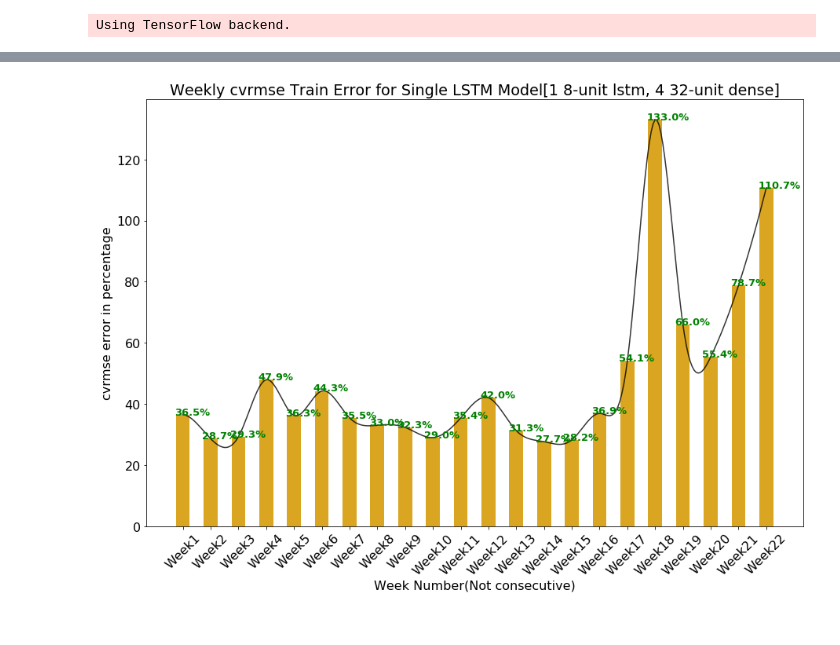
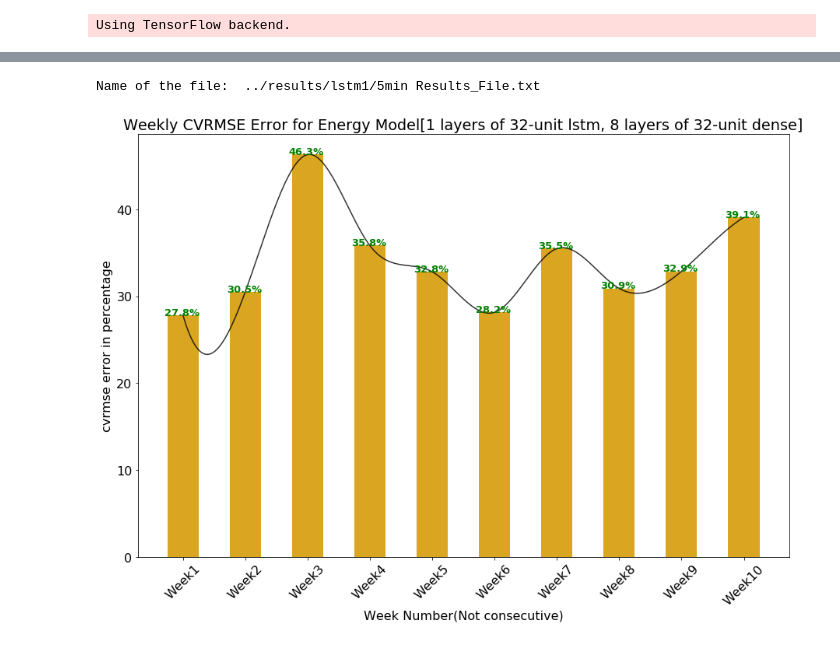
Before and after one commit to AvisekNaug/CDC2020, a Jupyter notebook: notebooks/AHU Energy Training.ipynb, the cells around one changed output, grey strips where cells are left out. Cells and saved outputs as stored; diff of their text form; code cells hidden in the pictures.

Commit message:
added flow and done training

```diff
--- a/notebooks/AHU Energy Training.ipynb
+++ b/notebooks/AHU Energy Training.ipynb
@@ -54,10 +61,10 @@ ahu['totale'] = ahu['hwe'] + ahu['cwe']
 ahu = ahu.drop(columns=['hwe', 'cwe'])
 # %%
 # merging ahu and ghi data
-df = dp.merge_df_columns([ahu, ghi])
+df = dp.merge_df_columns([ahu, ghi, flow])
 
 # rearranging columns
-df = df[['oat', 'orh', 'sat', 'Ghi', 'totale']]
+df = df[['oat', 'orh', 'sat', 'Ghi', 'flow', 'totale']]
 # %%
 df.head()
 # %% [output]
@@ -91,2 +97,0 @@ len(dflist)
-# %%
-dflist = [df]
@@ -122,3 +128,6 @@ for i in weeklist[0].keys():
+# %%
+path = '../results/lstm1/'
+!rm -rf path
 # %%
 # create the results directory
 try:
@@ -139,10 +148,10 @@ K.clear_session()
 # %%
 config = {
     'weeklist': weeklist,
-    'lstm_hidden_units': 8,
+    'lstm_hidden_units': 32,
     'lstm_no_layers': 1,
     'dense_hidden_units': 32,
-    'dense_no_layers': 4
+    'dense_no_layers': 8
 }
 
 modeldesigndone = False
@@ -156,7 +165,7 @@ for weekno, weekdata in enumerate(tqdm(config['weeklist'])):
 
     if not modeldesigndone:
         #Instantiate learner model
-        model = mp.lstm_model('../results/lstmtrain3/',
+        model = mp.lstm_model(path,
                               inputdim=X_train.shape[-1],
                               outputdim=y_train.shape[-1],
                               period=1)
@@ -173,7 +182,7 @@ for weekno, weekdata in enumerate(tqdm(config['weeklist'])):
         modeldesigndone = True
 
     # train the model
-    history = model.train_model(X_train, y_train, X_test, y_test, epochs=500, initial_epoch = initial_epoch)
+    history = model.train_model(X_train, y_train, X_test, y_test, epochs=200, initial_epoch = initial_epoch)
     initial_epoch += len(history.history['loss'])
 
     # evaluate the model for metrics at this stage
@@ -190,38 +214,39 @@ for weekno, weekdata in enumerate(tqdm(config['weeklist'])):
 # %%
 # Open a file
-fo = open("../results/lstmtrain/5min Results_File.txt", "r")
+fo = open(path+"5min Results_File.txt", "r")
 print ("Name of the file: ", fo.name)
 lines = fo.readlines()
 
 parse_format = 'Week No:{}-Time Step {}: {} RMSE={} |{} CVRMSE={} |{} MAE={}'
 stats = {
     'Train':{'rmse': [], 'cvrmse' : [], 'mae' : []},
     'Test':{'rmse': [], 'cvrmse' : [], 'mae' : []}
 }
 for line in lines:
     p = parse.parse(parse_format,line)
     stats[p[2]]['rmse'].append(float(p[3]))
     stats[p[4]]['cvrmse'].append(float(p[5]))
     stats[p[6]]['mae'].append(float(p[7]))
 
 fo.close()
 
 # from dataprocess import plotutils as pu
 plot_args = dict(
     bars = stats['Train']['cvrmse'],
     color = 'goldenrod',
     bar_label = 'cvrmse',
-    saveloc = '../results/lstmtrain',
+    saveloc = path,
     smoothcurve = True,
     bar_annotate = True,
     saveplot = True,
     xlabel = 'Week Number(Not consecutive)',
     ylabel = 'cvrmse error in percentage',
-    title = 'Weekly cvrmse Train Error for Single LSTM Model[1 8-unit lstm, 4 32-unit dense]',
+    title = 'Weekly CVRMSE Error for Energy Model[{} layers of {}-unit lstm, {} layers of {}-unit dense]'.format(config['lstm_no_layers'],config['lstm_hidden_units'], config['dense_no_layers'],config['dense_hidden_units']),
     xticktype = 'Week'
 )
 pu.single_bar_plot(
     **plot_args
 )
 # %% [output]
+Name of the file:  ../results/lstm1/5min Results_File.txt
-[figure, old version]
+[figure, new version]
```
Also changed, not shown: parts of 11 cells of this notebook.
